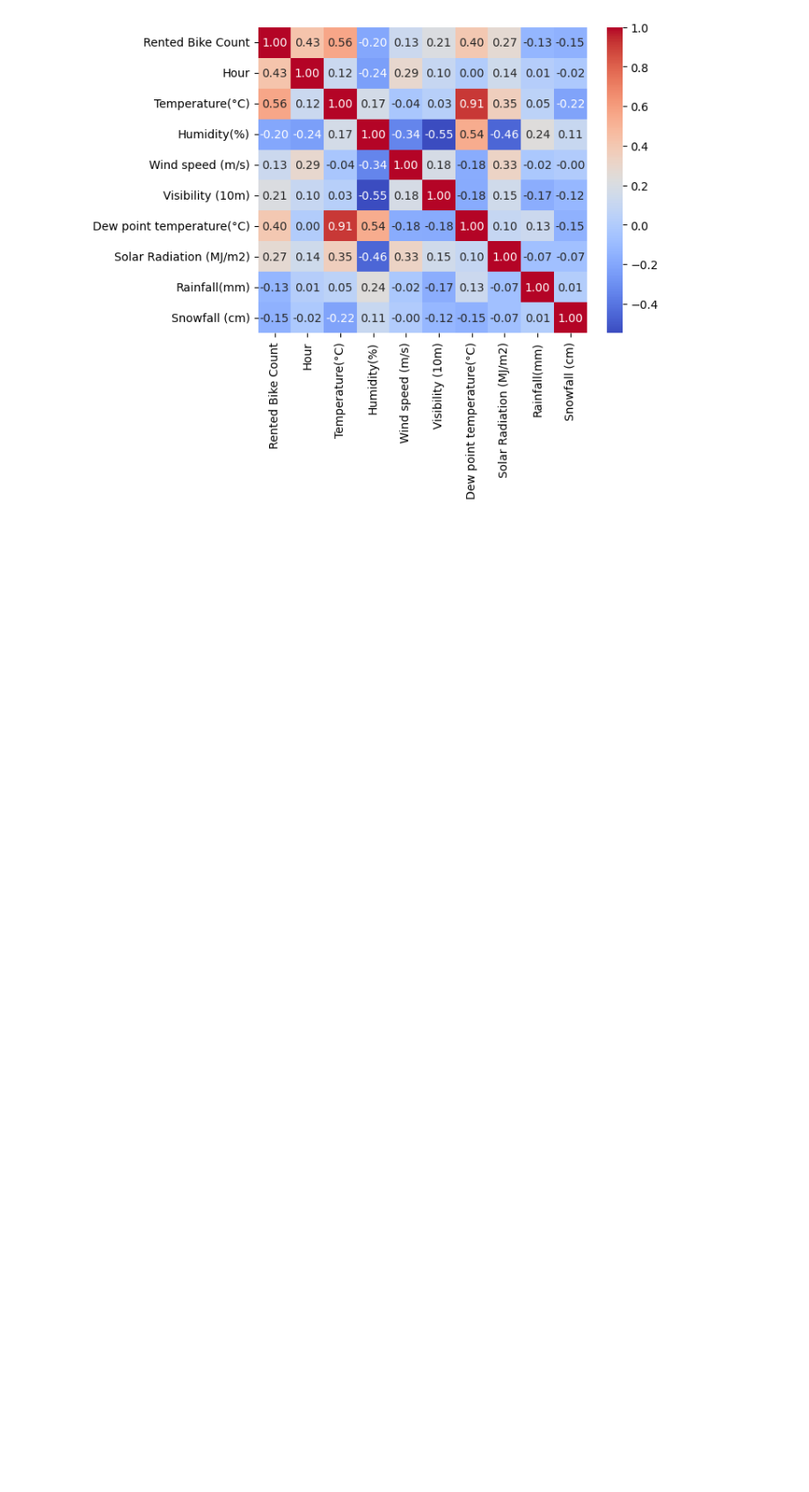
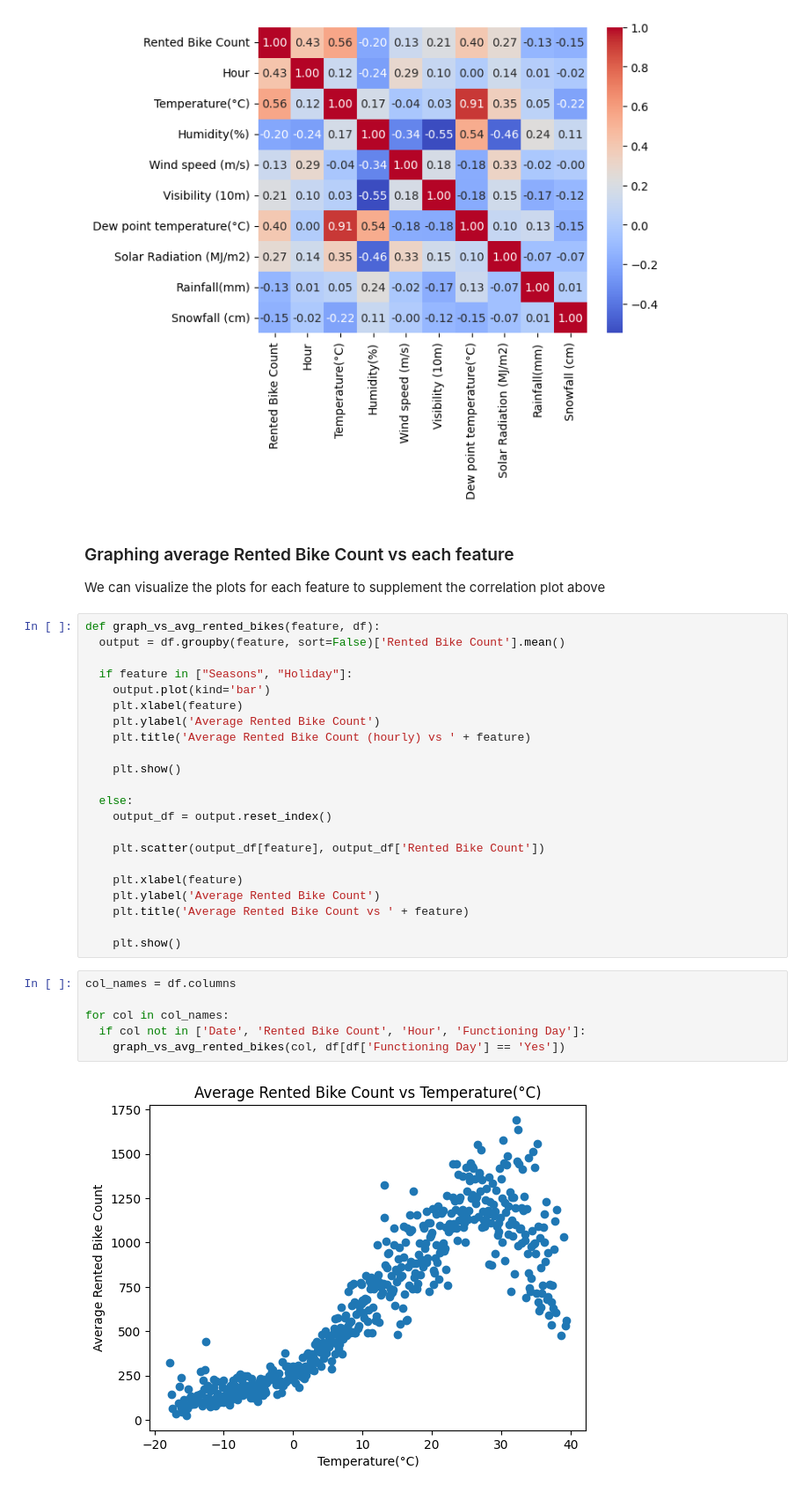
Before and after one commit to nelischalich/CS584-Seoul-Bike-Sharing, a Jupyter notebook: Initial_EDA.ipynb, the cells around one changed output. Shown at 88% size. Cells and saved outputs as stored; diff of their text form; blank space fills up the shorter version.

Commit message:
Added plots for all features vs avg hr bike demand

```diff
--- a/Initial_EDA.ipynb
+++ b/Initial_EDA.ipynb
@@ -160,3 +164,37 @@ sns.heatmap(correlation_matrix, annot=True, cmap='coolwarm', fmt=".2f")
 plt.show()
 # %% [output]
 [figure]
+# %% [markdown]
+### Graphing average Rented Bike Count vs each feature
+
+We can visualize the plots for each feature to supplement the correlation plot above
+# %%
+def graph_vs_avg_rented_bikes(feature, df):
+  output = df.groupby(feature, sort=False)['Rented Bike Count'].mean()
+
+  if feature in ["Seasons", "Holiday"]:
+    output.plot(kind='bar')
+    plt.xlabel(feature)
+    plt.ylabel('Average Rented Bike Count')
+    plt.title('Average Rented Bike Count (hourly) vs ' + feature)
+
+    plt.show()
+
+  else:
+    output_df = output.reset_index()
+
+    plt.scatter(output_df[feature], output_df['Rented Bike Count'])
+
+    plt.xlabel(feature)
+    plt.ylabel('Average Rented Bike Count')
+    plt.title('Average Rented Bike Count vs ' + feature)
+
+    plt.show()
+# %%
+col_names = df.columns
+
+for col in col_names:
+  if col not in ['Date', 'Rented Bike Count', 'Hour', 'Functioning Day']:
+    graph_vs_avg_rented_bikes(col, df[df['Functioning Day'] == 'Yes'])
+# %% [output]
+[figure, added]
```
Also changed, not shown: parts of 6 cells of this notebook.
